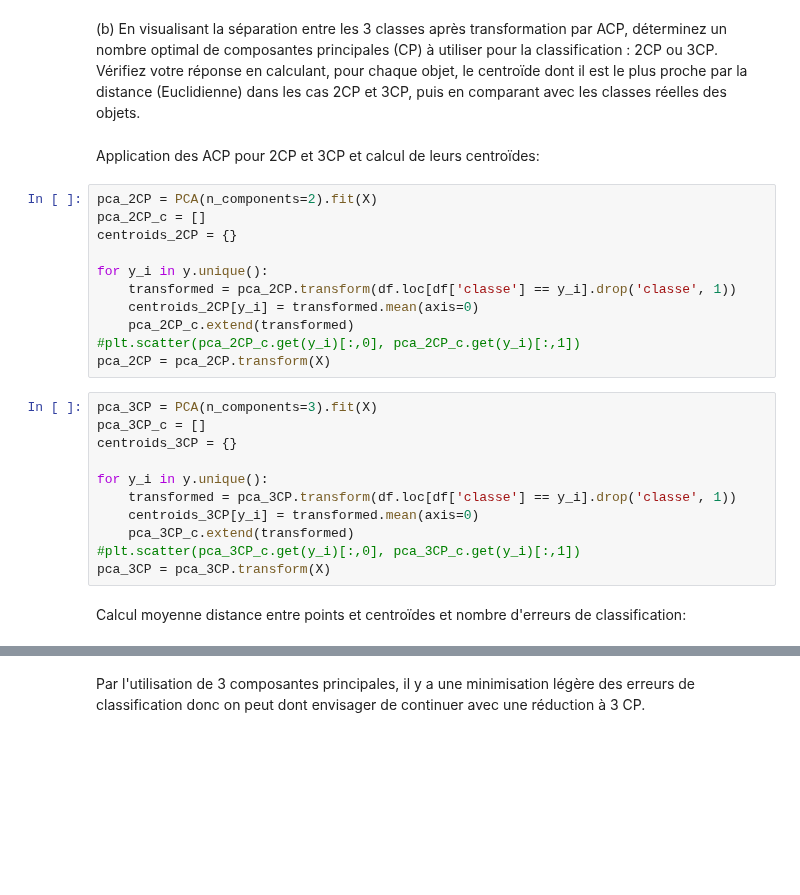
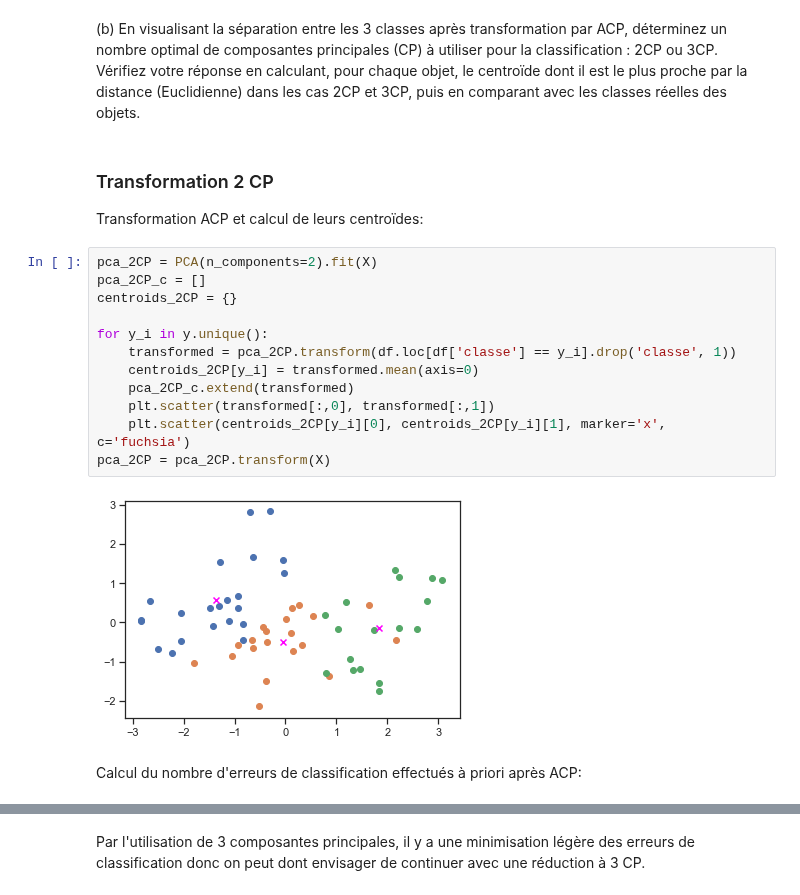
Before and after one commit to ggs22/IFT870-TP1, a Jupyter notebook: tp1.ipynb, the cells around one changed output, grey strips where cells are left out. Cells and saved outputs as stored; diff of their text form; blank space fills up the shorter version.

```diff
--- a/tp1.ipynb
+++ b/tp1.ipynb
@@ -72,31 +67,24 @@ un nombre optimal de composantes principales (CP) à utiliser pour la classifica
 il est le plus proche par la distance (Euclidienne) dans les cas 2CP et 3CP, puis en
 comparant avec les classes réelles des objets.
 # %% [markdown]
-Application des ACP pour 2CP et 3CP et calcul de leurs centroïdes:
+### Transformation 2 CP
+Transformation ACP et calcul de leurs centroïdes:
 # %%
 pca_2CP = PCA(n_components=2).fit(X)
 pca_2CP_c = []
 centroids_2CP = {}
 
 for y_i in y.unique():
     transformed = pca_2CP.transform(df.loc[df['classe'] == y_i].drop('classe', 1))
     centroids_2CP[y_i] = transformed.mean(axis=0)
     pca_2CP_c.extend(transformed)
-#plt.scatter(pca_2CP_c.get(y_i)[:,0], pca_2CP_c.get(y_i)[:,1])
+    plt.scatter(transformed[:,0], transformed[:,1])
+    plt.scatter(centroids_2CP[y_i][0], centroids_2CP[y_i][1], marker='x', c='fuchsia')
 pca_2CP = pca_2CP.transform(X)
+# %% [output]
+[figure, added]
-# %%
-pca_3CP = PCA(n_components=3).fit(X)
-pca_3CP_c = []
-centroids_3CP = {}
-
-for y_i in y.unique():
-    transformed = pca_3CP.transform(df.loc[df['classe'] == y_i].drop('classe', 1))
-    centroids_3CP[y_i] = transformed.mean(axis=0)
-    pca_3CP_c.extend(transformed)
-#plt.scatter(pca_3CP_c.get(y_i)[:,0], pca_3CP_c.get(y_i)[:,1])
-pca_3CP = pca_3CP.transform(X)
 # %% [markdown]
-Calcul moyenne distance entre points et centroïdes et nombre d'erreurs de classification:
+Calcul du nombre d'erreurs de classification effectués à priori après ACP:
 # %%
 dist_2CP = {}
 mean_dist_2CP = {}
```
Also changed, not shown: parts of 21 cells of this notebook.
